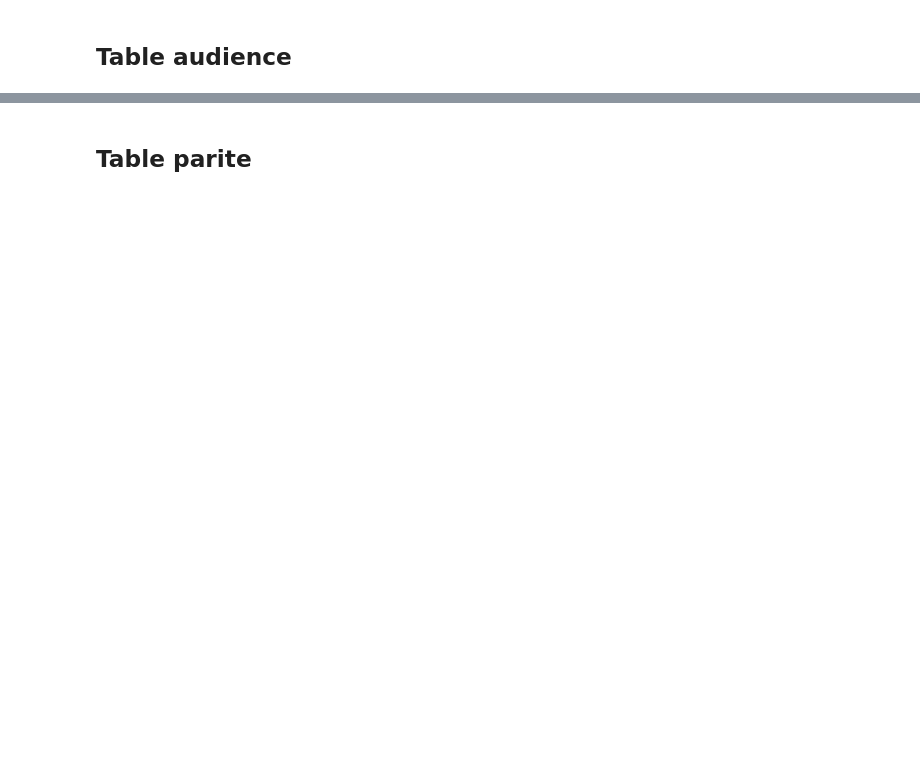
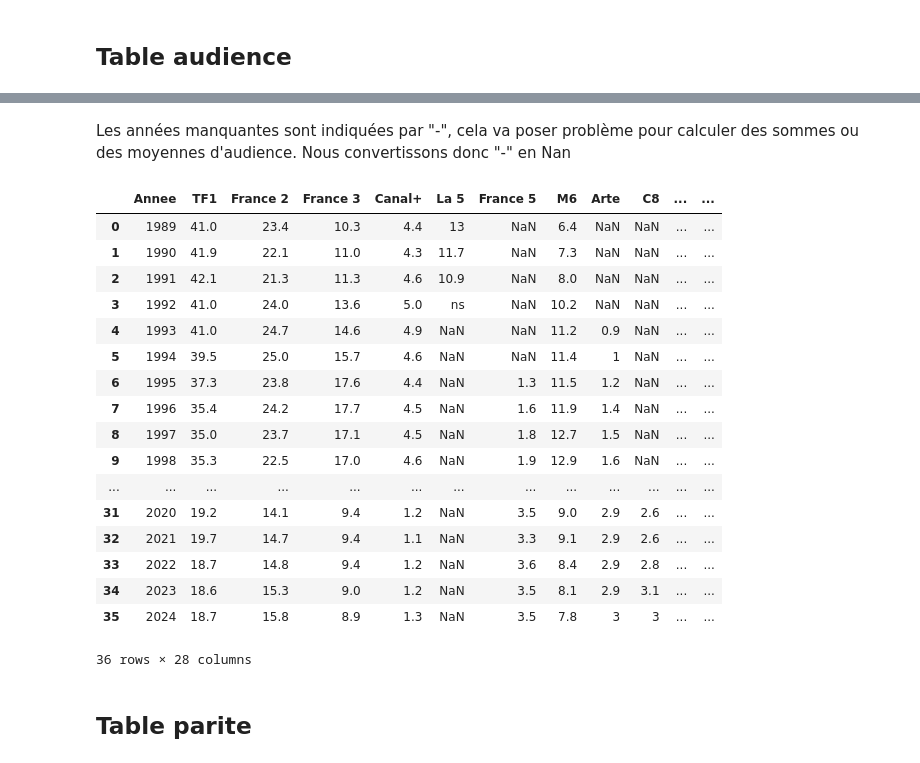
Before and after one commit to Gstrems/Projet_python_2A, a Jupyter notebook: rapport.ipynb, the cells around one changed output, grey strips where cells are left out. Cells and saved outputs as stored; diff of their text form; code cells hidden in the pictures; blank space fills up the shorter version.

```diff
--- a/rapport.ipynb
+++ b/rapport.ipynb
@@ -82 +155,30 @@ audience.columns[(audience.columns.isin(sujet_tele["Chaîne"].unique()))
+# %%
+# Supprime les lignes contenant des valeurs non numériques dans la colonne "Annee"
+audience = audience.drop(index=[36,37,38,39])
+# %%
+# Modifie le type de la colonne "Annee" en entier
+audience["Annee"] = audience["Annee"].astype(int)
+# %% [markdown]
+Les années manquantes sont indiquées par "-", cela va poser problème pour calculer des sommes ou des moyennes d'audience. Nous convertissons donc "-" en Nan
+# %%
+audience.replace("-", np.nan, inplace=True)
+# %% [output]
+|  | Annee | TF1 | France 2 | France 3 | Canal+ | La 5 | France 5 | M6 | Arte | C8 | ... | ... |
+| 0 | 1989 | 41.0 | 23.4 | 10.3 | 4.4 | 13 | NaN | 6.4 | NaN | NaN | ... | ... |
+| 1 | 1990 | 41.9 | 22.1 | 11.0 | 4.3 | 11.7 | NaN | 7.3 | NaN | NaN | ... | ... |
+| 2 | 1991 | 42.1 | 21.3 | 11.3 | 4.6 | 10.9 | NaN | 8.0 | NaN | NaN | ... | ... |
+| 3 | 1992 | 41.0 | 24.0 | 13.6 | 5.0 | ns | NaN | 10.2 | NaN | NaN | ... | ... |
+| 4 | 1993 | 41.0 | 24.7 | 14.6 | 4.9 | NaN | NaN | 11.2 | 0.9 | NaN | ... | ... |
+| 5 | 1994 | 39.5 | 25.0 | 15.7 | 4.6 | NaN | NaN | 11.4 | 1 | NaN | ... | ... |
+| 6 | 1995 | 37.3 | 23.8 | 17.6 | 4.4 | NaN | 1.3 | 11.5 | 1.2 | NaN | ... | ... |
+| 7 | 1996 | 35.4 | 24.2 | 17.7 | 4.5 | NaN | 1.6 | 11.9 | 1.4 | NaN | ... | ... |
+| 8 | 1997 | 35.0 | 23.7 | 17.1 | 4.5 | NaN | 1.8 | 12.7 | 1.5 | NaN | ... | ... |
+| 9 | 1998 | 35.3 | 22.5 | 17.0 | 4.6 | NaN | 1.9 | 12.9 | 1.6 | NaN | ... | ... |
+| ... | ... | ... | ... | ... | ... | ... | ... | ... | ... | ... | ... | ... |
+| 31 | 2020 | 19.2 | 14.1 | 9.4 | 1.2 | NaN | 3.5 | 9.0 | 2.9 | 2.6 | ... | ... |
+| 32 | 2021 | 19.7 | 14.7 | 9.4 | 1.1 | NaN | 3.3 | 9.1 | 2.9 | 2.6 | ... | ... |
+| 33 | 2022 | 18.7 | 14.8 | 9.4 | 1.2 | NaN | 3.6 | 8.4 | 2.9 | 2.8 | ... | ... |
+| 34 | 2023 | 18.6 | 15.3 | 9.0 | 1.2 | NaN | 3.5 | 8.1 | 2.9 | 3.1 | ... | ... |
+| 35 | 2024 | 18.7 | 15.8 | 8.9 | 1.3 | NaN | 3.5 | 7.8 | 3 | 3 | ... | ... |
+36 rows × 28 columns
 # %%
```
Also changed, not shown: parts of 47 cells of this notebook, 5 other files.
